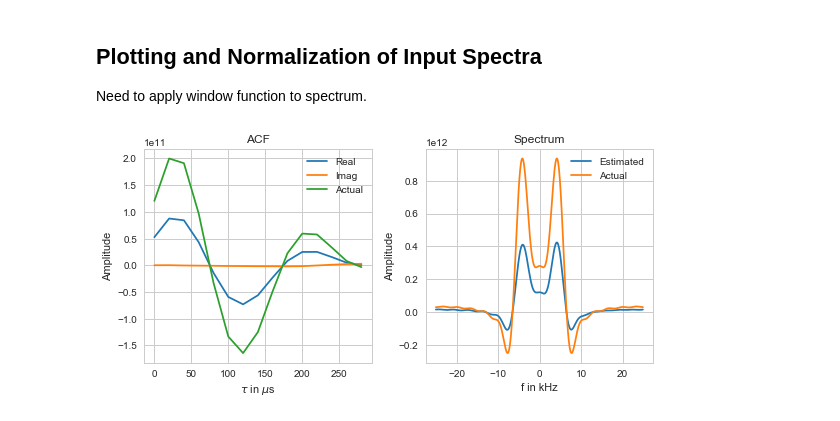
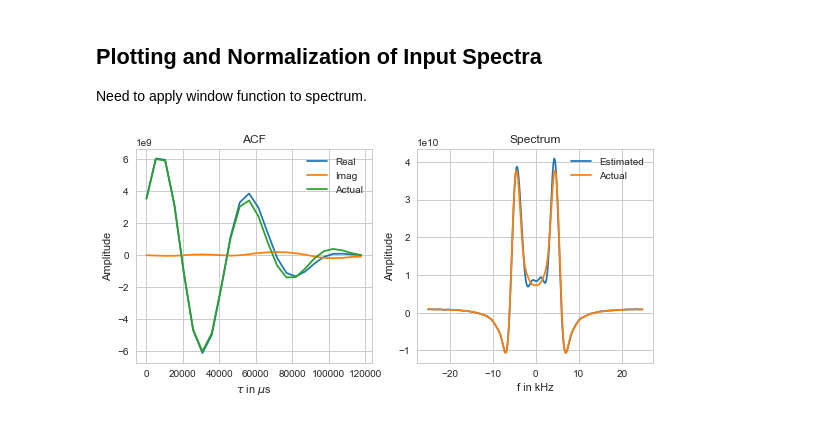
Before and after one commit to jswoboda/SimISR, a Jupyter notebook: ExampleNotebooks/SpecEstimator.ipynb, the cells around one changed output. Drawn from its saved outputs; the diff is of its cells as text; code cells hidden in the pictures.

```diff
--- a/ExampleNotebooks/SpecEstimator.ipynb
+++ b/ExampleNotebooks/SpecEstimator.ipynb
@@ -28,22 +39,19 @@ sns.set_context("notebook")
 ## IS Spectra
 This will create an example ISR spectra that will be used.
 # %%
-ISpec_ion = ISRSpectrum(centerFrequency = 449e6, nspec=nspec, sampfreq=spfreq,dFlag=False)
-
-species=['O+','e-']
-databloc = sp.array([[1.66e10,1e3],[1.66e10,2.5e3]])
-
+# Make spectrum
+ISpec_ion = ISRSpectrum(centerFrequency=f_c, nspec=nspec, sampfreq=spfreq, dFlag=False)
 f,cur_spec,rcs = ISpec_ion.getspecsep(databloc,species,rcsflag=True)
 specsum = sp.absolute(cur_spec).sum()
 cur_spec = len(cur_spec)*cur_spec*rcs/specsum
 tau,acf=spect2acf(f,cur_spec)
 
 fig,ax = plt.subplots(1,2,sharey=False, figsize=(8,4),facecolor='w')
-rp,imp=ax[0].plot(tau*1e6,acf.real,tau*1e6,acf.imag)
+rp,imp=ax[0].plot(tau*1e3,acf.real,tau*1e3,acf.imag)
 ax[0].legend([rp,imp],['Real','Imag'])
 ax[0].set_ylabel('Amplitude')
 ax[0].set_title('ACF')
-ax[0].set_xlabel(r'$\tau$ in $\mu$s')
+ax[0].set_xlabel(r'$\tau$ in ms')
 
 ax[1].plot(f*1e-3,cur_spec.real)
 ax[1].set_ylabel('Amplitude')
@@ -81,8 +89,7 @@ fig2.tight_layout()
 ## Shaped Noise
 A set of shaped noise is created using the IS spectrum formed earlier. Using linear pridictive coding to apply the spectrum to the noise through the MakePulseDataRepLPC function. This is similar to the method used by vocoders to encode human speech. To show the effect of the LPC coloring a periodogram esitmator is applied to noise the noise.
 # %%
-pulse=sp.ones(nspec)
-Xdata = MakePulseDataRepLPC(pulse,cur_spec,30,rep1,numtype = sp.complex128)
+Xdata = MakePulseDataRepLPC(pulse_pergram,cur_spec,30,rep1,numtype = sp.complex128)
 
 Xfftd=sp.power(nspec,-.5)*scfft.fftshift(scfft.fft(Xdata,axis=-1),axes=-1)
 Xperiodd=sp.power(Xfftd.real,2).mean(0) +sp.power(Xfftd.imag,2).mean(0)
@@ -106,7 +113,6 @@ fig2.tight_layout()
 ## Window Function
 When a long pulse is used in ISR the ACF is esitmated instead of the spectrum directly through the periodogram estimator. The estimation is a two step process, first estimate the lags and then do a summation rule. This leads to a windowing of the ACF shown in this. The window is also shown in the frequency domain which will be applied as a convolution to the original spectra in frequency.
 # %%
-L=15.
 v=1
 l=sp.arange(L)
 W=-l**2/(L*v) + (L-v)*l/L/v+1
@@ -130,49 +136,49 @@ fig4.tight_layout()
 ## Full ISR Data Creation and Estimator
 The basics data creation and processing behind SimISR for this case for only one beam. The data is created along a set of samples by adding together a set of uncorrelated data sets together. These sets of pulses that are added together are uncorrelated because any spatial correlation of the electron density fluctuations are much smaller than a range gate. After that the ACFs are estimated they are plotted with the input ACF and spectra with the window applied.
 # %%
-L=int(L)
-pulse=sp.ones(L)
-Nrg=128
 Xdata=sp.zeros((rep1,Nrg),dtype=sp.complex128)
-for i in range(int(Nrg-L)):
-    Xdata[:,i:i+L] = MakePulseDataRepLPC(pulse,cur_spec,40,rep1,numtype = sp.complex128)+Xdata[:,i:i+L]
+Lint = int(L)
+for i in range(int(Nrg-Lint)):
+    Xdata[:,i:i+Lint] = MakePulseDataRepLPC(pulse,cur_spec,40,rep1,numtype = sp.complex128)+Xdata[:,i:i+Lint]
 
 lagsData=CenteredLagProduct(Xdata,numtype=sp.complex128,pulse =pulse,lagtype='centered')/rep1
 ptype='long'
-ts=1.
-plen=15.
-sumrule=makesumrule(ptype,plen,ts,lagtype='centered')
+ts = 1.
+sumrule=makesumrule(ptype,L,ts,lagtype='centered')
 minrg = -sumrule[0].min()
 maxrg = Nrg-sumrule[1].max()
 Nrng2 = maxrg-minrg
-lagsDatasum = sp.zeros((Nrng2,L),dtype=sp.complex128)
+lagsDatasum = sp.zeros((Nrng2,Lint),dtype=sp.complex128)
 for irngnew,irng in enumerate(sp.arange(minrg,maxrg)):
-    for ilag in range(L):
+    for ilag in range(Lint):
         lagsDatasum[irngnew,ilag] = lagsData[irng+sumrule[0,ilag]:irng+sumrule[1,ilag]+1,ilag].sum(axis=0)
+# divide off the gain from the pulse stacking
+lagsDatasum = lagsDatasum/L
 # %% [markdown]
 ## Plotting and Normalization of Input Spectra
 Need to apply window function to spectrum.
 # %%
 dt=tau[1]-tau[0]
-f1,spec_all=acf2spect(l*dt,lagsDatasum,n=nspec)
+f1,spec_all=acf2spect(l*dt,lagsDatasum,n_s=nspec)
 acf_single = lagsDatasum[50]
 spec_single = spec_all[50]
 
-acf_act=scfft.ifftshift(acf)[:L]*W*nspec*nspec/L
-feh,spec_act=acf2spect(l*dt,acf_act,n=nspec)
+# Apply weighting and integrations from gain from pulse stacking
+acf_act=scfft.ifftshift(acf)[:Lint]*W
+feh,spec_act=acf2spect(l*dt,acf_act,n_s=nspec)
 
 fig5,ax5 = plt.subplots(1,2,sharey=False, figsize=(8,4),facecolor='w')
 rp,imp,act_acf=ax5[0].plot(l*dt*1e6,acf_single.real,l*dt*1e6,acf_single.imag,l*dt*1e6,acf_act.real)
 ax5[0].legend([rp,imp,act_acf],['Real','Imag','Actual'])
 ax5[0].set_ylabel('Amplitude')
 ax5[0].set_title('ACF')
 ax5[0].set_xlabel(r'$\tau$ in $\mu$s')
 
 est1,act_spec=ax5[1].plot(f*1e-3,spec_single.real,f*1e-3,spec_act.real)
 ax5[1].legend([est1,act_spec],['Estimated','Actual'])
 ax5[1].set_ylabel('Amplitude')
 ax5[1].set_title('Spectrum')
 ax5[1].set_xlabel(r'f in kHz')
 fig5.tight_layout()
 # %% [output]
-[figure, old version]
+[figure, new version]
```
Also changed, not shown: parts of 6 cells of this notebook, 2 other files.
